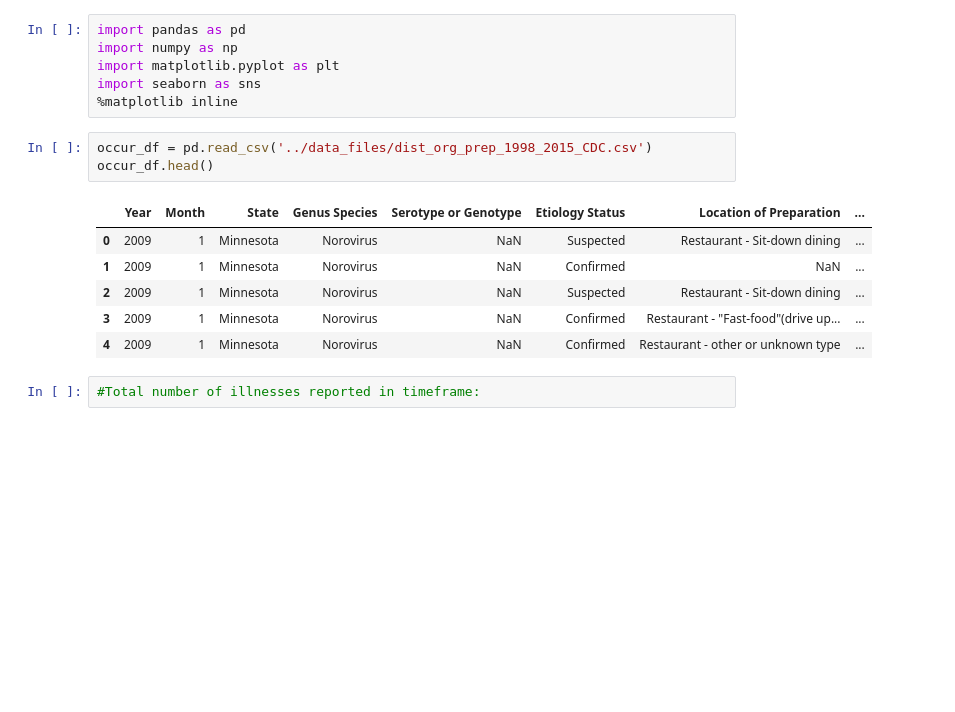
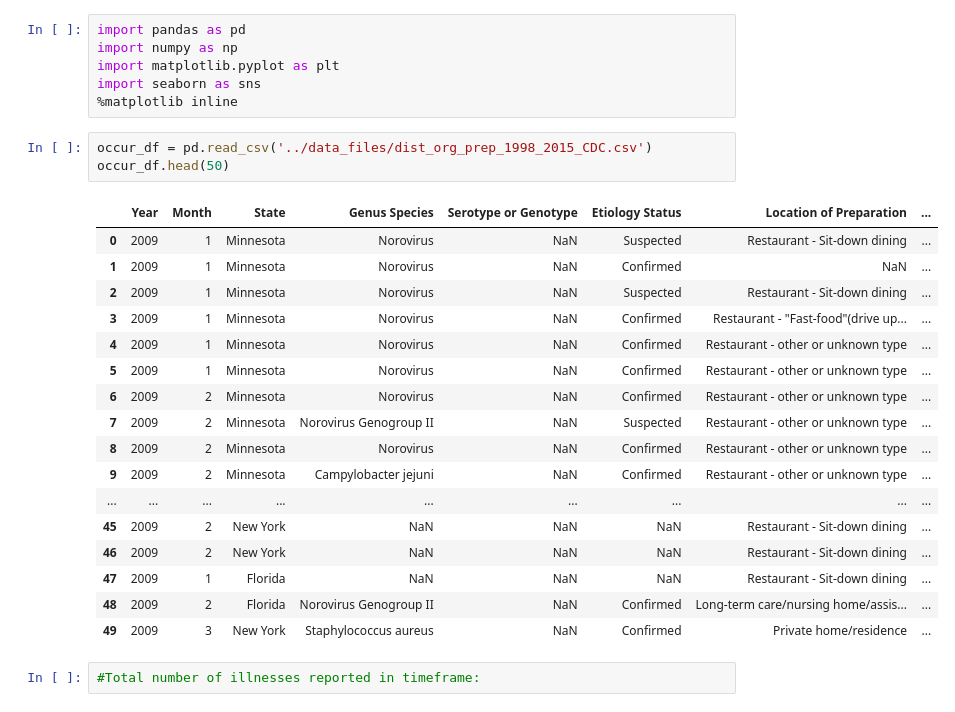
Before and after one commit to Aniastiti/Foodborne_Illness, a Jupyter notebook: notebooks/cdc_occurence_data.ipynb, the cells around one changed output. Saved outputs shown, nothing was run; the diff lists cells and outputs as text; blank space fills up the shorter version.

```diff
--- a/notebooks/cdc_occurence_data.ipynb
+++ b/notebooks/cdc_occurence_data.ipynb
@@ -10,14 +10,25 @@ import seaborn as sns
 %matplotlib inline
 # %%
 occur_df = pd.read_csv('../data_files/dist_org_prep_1998_2015_CDC.csv')
-occur_df.head()
+occur_df.head(50)
 # %% [output]
 |  | Year | Month | State | Genus Species | Serotype or Genotype | Etiology Status | Location of Preparation | ... |
 | 0 | 2009 | 1 | Minnesota | Norovirus | NaN | Suspected | Restaurant - Sit-down dining | ... |
 | 1 | 2009 | 1 | Minnesota | Norovirus | NaN | Confirmed | NaN | ... |
 | 2 | 2009 | 1 | Minnesota | Norovirus | NaN | Suspected | Restaurant - Sit-down dining | ... |
 | 3 | 2009 | 1 | Minnesota | Norovirus | NaN | Confirmed | Restaurant - "Fast-food"(drive up... | ... |
 | 4 | 2009 | 1 | Minnesota | Norovirus | NaN | Confirmed | Restaurant - other or unknown type | ... |
+| 5 | 2009 | 1 | Minnesota | Norovirus | NaN | Confirmed | Restaurant - other or unknown type | ... |
+| 6 | 2009 | 2 | Minnesota | Norovirus | NaN | Confirmed | Restaurant - other or unknown type | ... |
+| 7 | 2009 | 2 | Minnesota | Norovirus Genogroup II | NaN | Suspected | Restaurant - other or unknown type | ... |
+| 8 | 2009 | 2 | Minnesota | Norovirus | NaN | Confirmed | Restaurant - other or unknown type | ... |
+| 9 | 2009 | 2 | Minnesota | Campylobacter jejuni | NaN | Confirmed | Restaurant - other or unknown type | ... |
+| ... | ... | ... | ... | ... | ... | ... | ... | ... |
+| 45 | 2009 | 2 | New York | NaN | NaN | NaN | Restaurant - Sit-down dining | ... |
+| 46 | 2009 | 2 | New York | NaN | NaN | NaN | Restaurant - Sit-down dining | ... |
+| 47 | 2009 | 1 | Florida | NaN | NaN | NaN | Restaurant - Sit-down dining | ... |
+| 48 | 2009 | 2 | Florida | Norovirus Genogroup II | NaN | Confirmed | Long-term care/nursing home/assis... | ... |
+| 49 | 2009 | 3 | New York | Staphylococcus aureus | NaN | Confirmed | Private home/residence | ... |
 # %%
 #Total number of illnesses reported in timeframe:
 # %%
```
Also changed, not shown: parts of 6 cells of this notebook, 2 other files.
